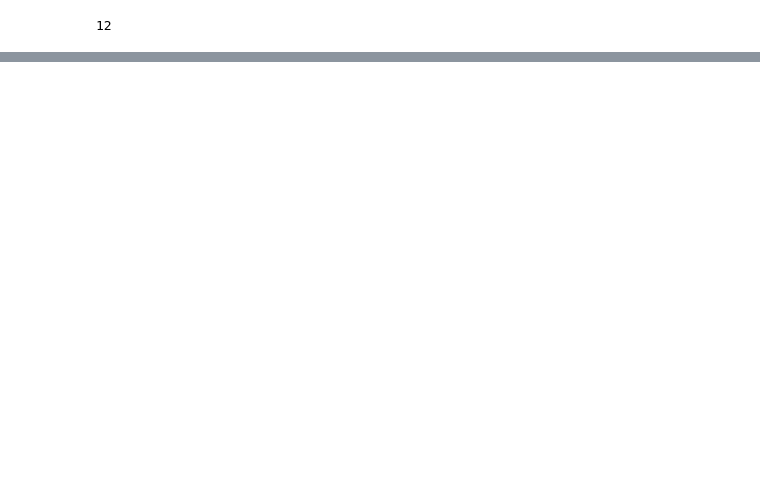
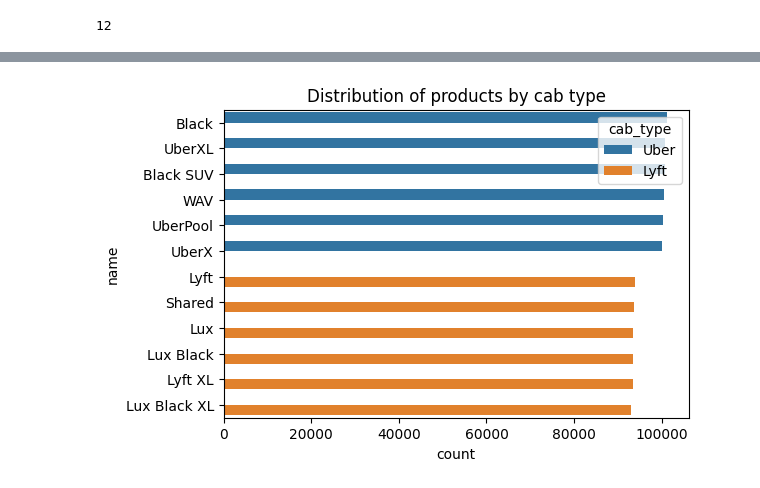
Before and after one commit to DaviYokogawa/Statistics_Ml, a Jupyter notebook: Spark_Studies/code/descriptive_analysis.ipynb, the cells around one changed output, grey strips where cells are left out. Drawn from its saved outputs; the diff is of its cells as text; code cells hidden in the pictures; blank space fills up the shorter version.

```diff
--- a/Spark_Studies/code/descriptive_analysis.ipynb
+++ b/Spark_Studies/code/descriptive_analysis.ipynb
@@ -112,0 +58,8 @@ only showing top 50 rows
+# %%
+product_by_cab = df.groupBy("cab_type", "name").count().orderBy("count", ascending=False).toPandas()
+plt.figure(figsize=(6, 4))
+sns.barplot(x="count", y="name", hue="cab_type", data=product_by_cab)
+plt.title("Distribution of products by cab type")
+plt.show()
+# %% [output]
+[figure, added]
```
Also changed, not shown: parts of 19 cells of this notebook.
